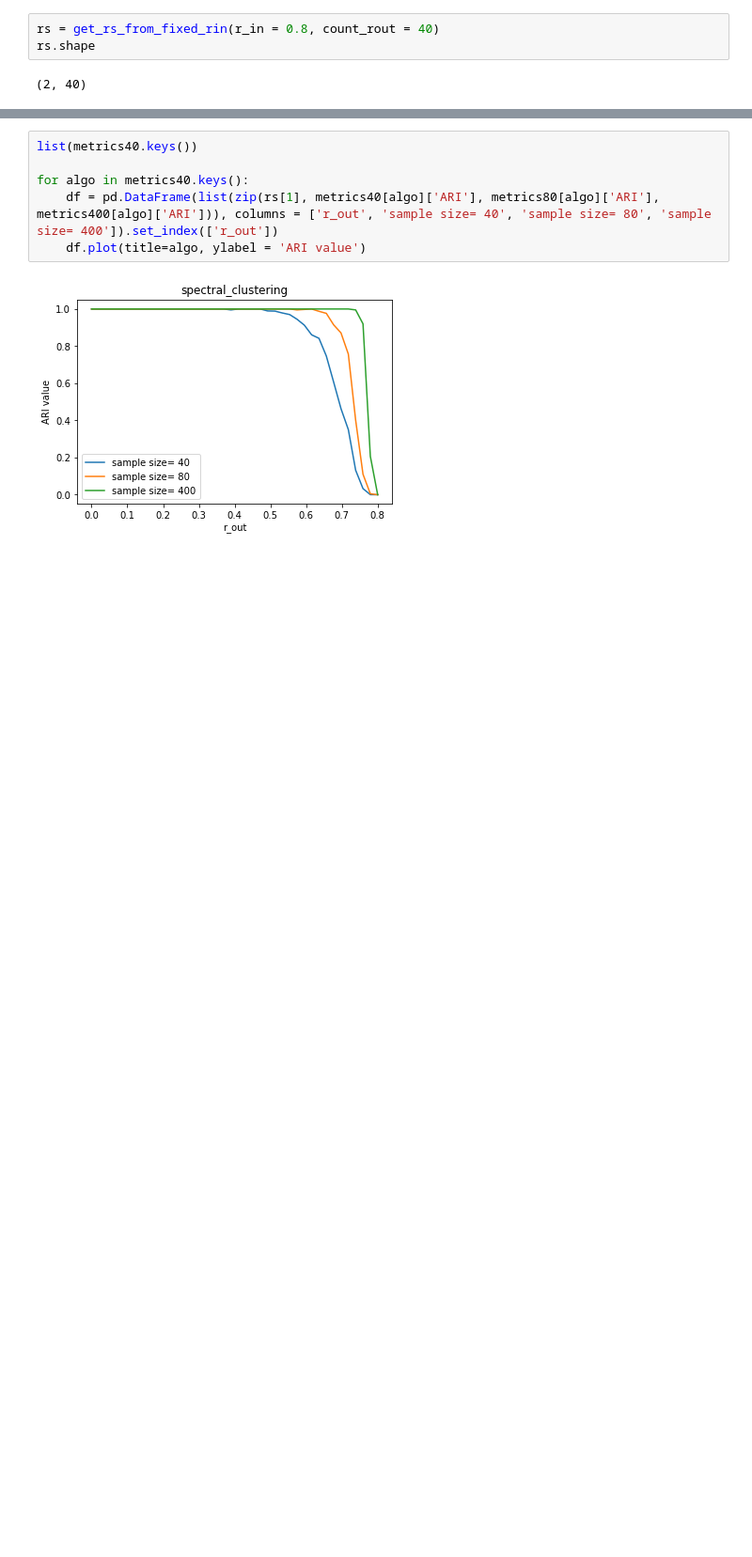
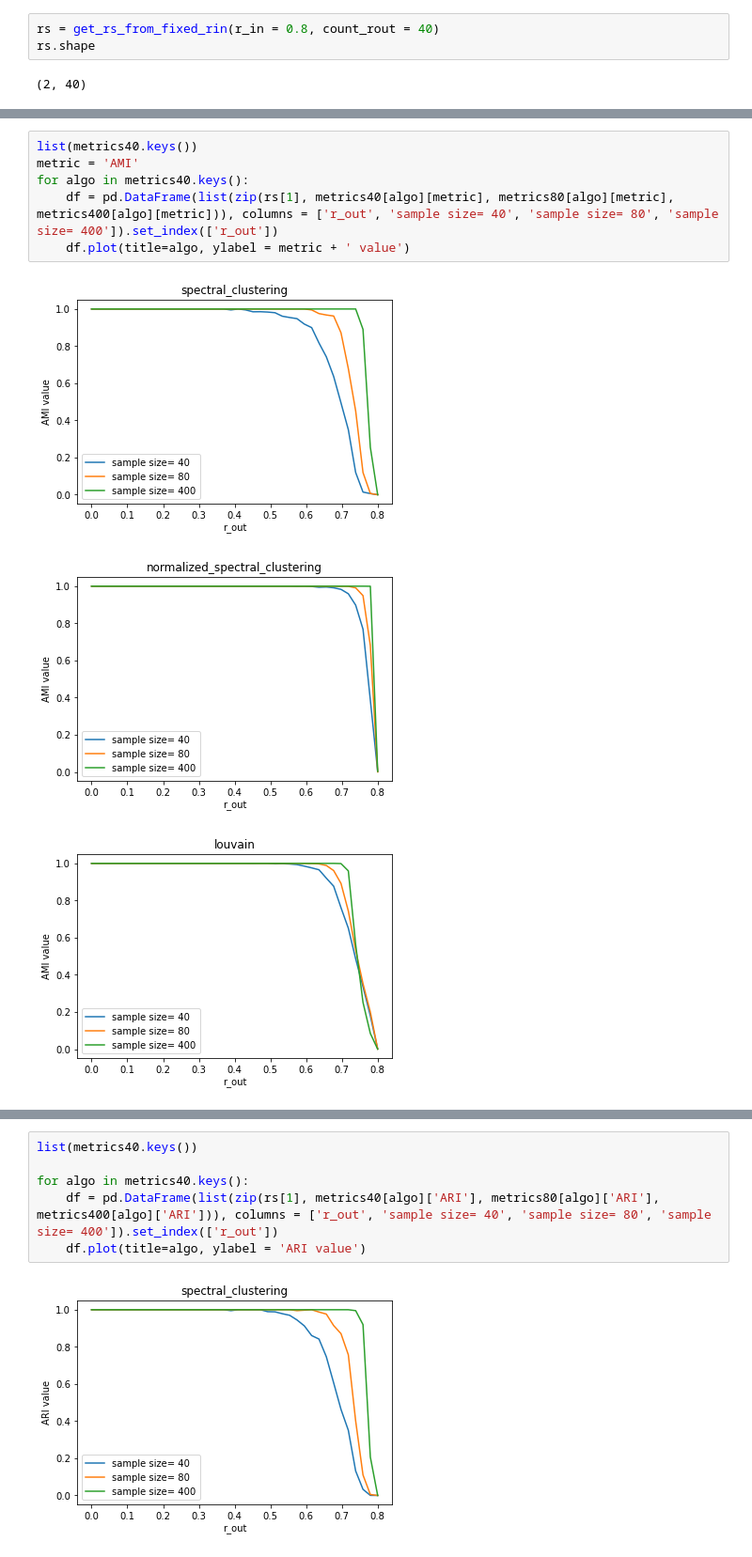
Before and after one commit to orrrrtem/Clustering_uncertainty, a Jupyter notebook: clustering_uncertainty.ipynb, the cells around one changed output, grey strips where cells are left out. Shown at 94% size. Drawn from its saved outputs; the diff is of its cells as text; blank space fills up the shorter version.

```diff
--- a/clustering_uncertainty.ipynb
+++ b/clustering_uncertainty.ipynb
@@ -856,0 +869,10 @@ mst_cut_clustering complete
+# %%
+list(metrics40.keys())
+metric = 'AMI'
+for algo in metrics40.keys():
+    df = pd.DataFrame(list(zip(rs[1], metrics40[algo][metric], metrics80[algo][metric], metrics400[algo][metric])), columns = ['r_out', 'sample size= 40', 'sample size= 80', 'sample size= 400']).set_index(['r_out'])
+    df.plot(title=algo, ylabel = metric + ' value')
+# %% [output]
+[figure, added]
+[figure, added]
+[figure, added]
```
Also changed, not shown: parts of 9 cells of this notebook.
